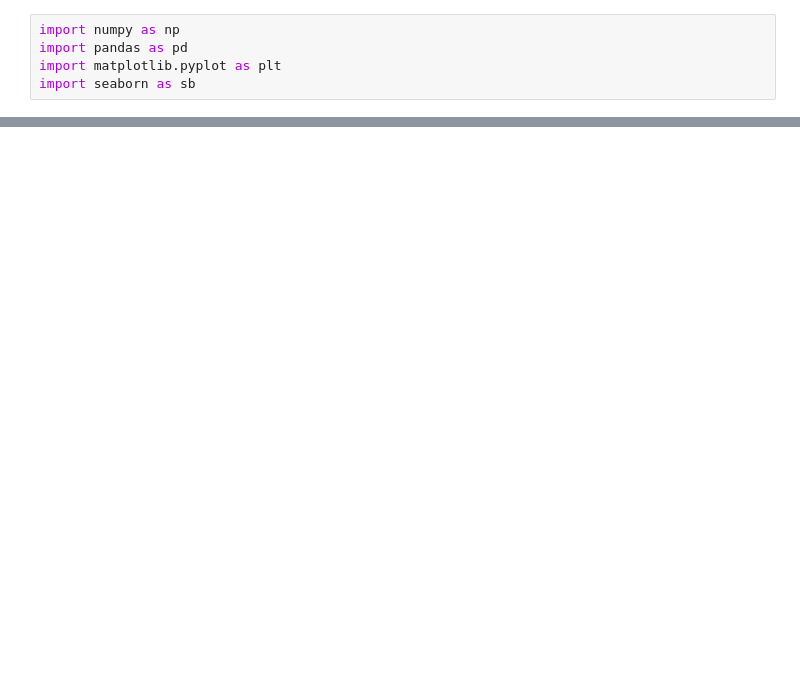
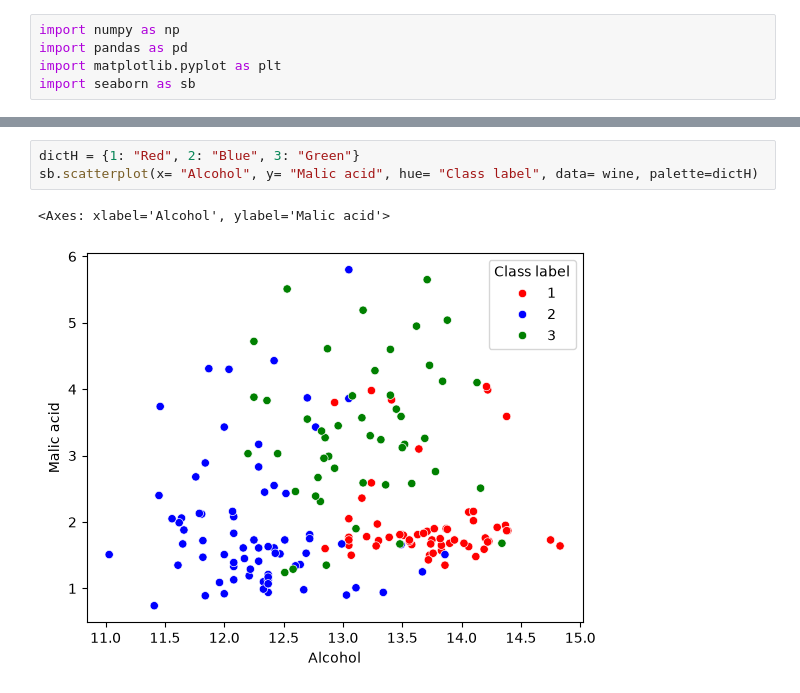
Before and after one commit to GouravSinghDosad/Data-Science-Practice, a Jupyter notebook: 4. Machine Learning/ML7 Feature Scaling - Normalization.ipynb, the cells around one changed output, grey strips where cells are left out. Cells and saved outputs as stored; diff of their text form; blank space fills up the shorter version.

```diff
--- a/4. Machine Learning/ML7 Feature Scaling - Normalization.ipynb
+++ b/4. Machine Learning/ML7 Feature Scaling - Normalization.ipynb
@@ -17,0 +25,6 @@ sb.kdeplot(df['Malic acid'], color= "Green")
+# %%
+dictH = {1: "Red", 2: "Blue", 3: "Green"}
+sb.scatterplot(x= "Alcohol", y= "Malic acid", hue= "Class label", data= wine, palette=dictH)
+# %% [output]
+<Axes: xlabel='Alcohol', ylabel='Malic acid'>
+[figure, added]
```
Also changed, not shown: parts of 14 cells of this notebook, 2 other files.
